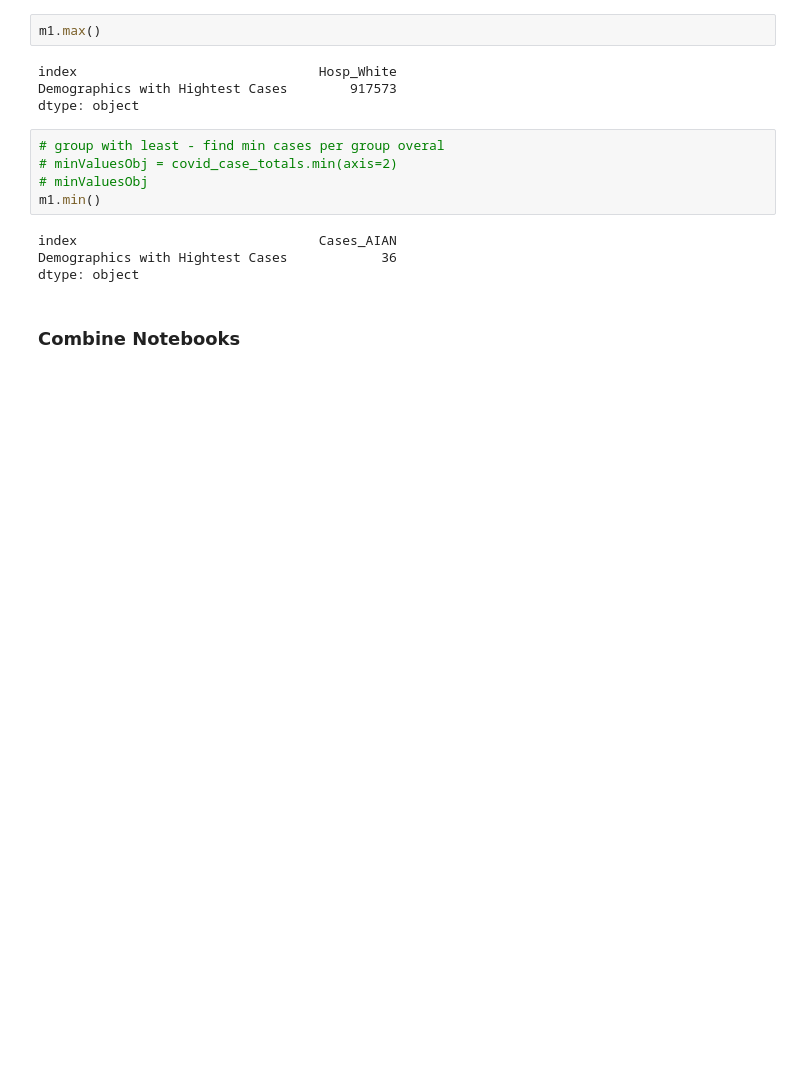
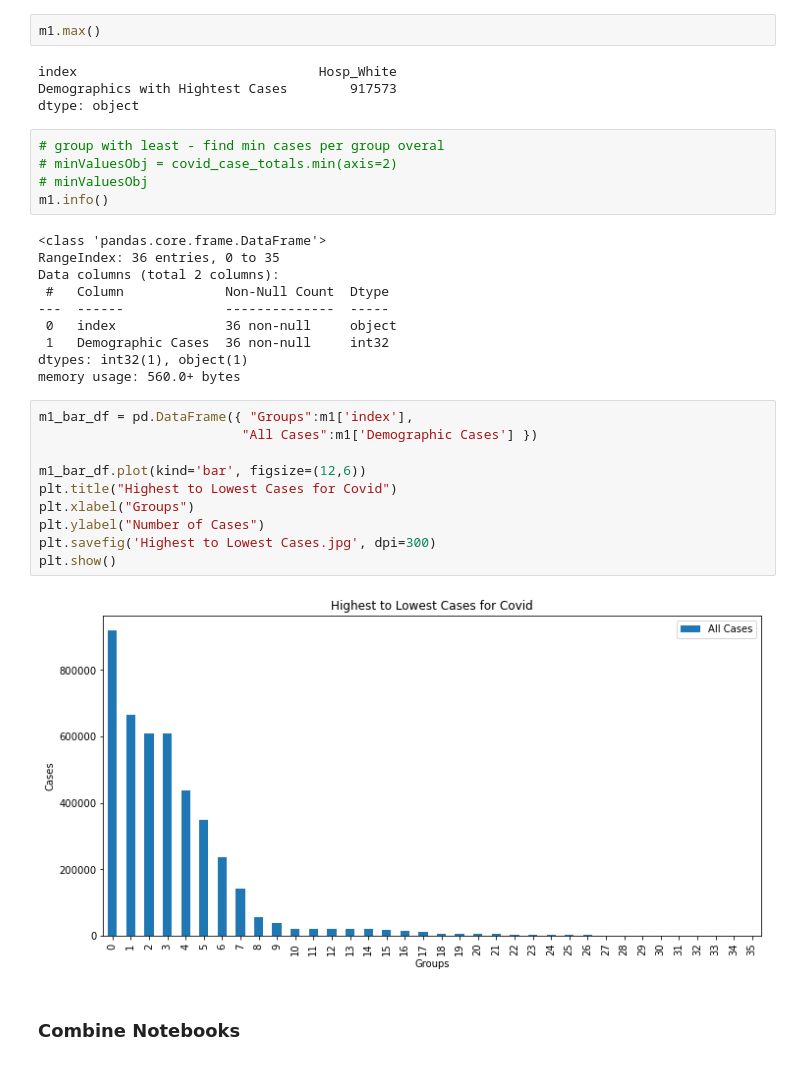
Before and after one commit to burnettaw/CMBKS-Group-5, a Jupyter notebook: covid_analysis_G1-3 - Combined.ipynb, the cells around one changed output. Drawn from its saved outputs; the diff is of its cells as text; blank space fills up the shorter version.

```diff
--- a/covid_analysis_G1-3 - Combined.ipynb
+++ b/covid_analysis_G1-3 - Combined.ipynb
@@ -486,11 +481,29 @@ dtype: object
 # group with least - find min cases per group overal
 # minValuesObj = covid_case_totals.min(axis=2)
 # minValuesObj
-m1.min()
+m1.info()
 # %% [output]
-index                               Cases_AIAN
-Demographics with Hightest Cases            36
-dtype: object
+<class 'pandas.core.frame.DataFrame'>
+RangeIndex: 36 entries, 0 to 35
+Data columns (total 2 columns):
+ #   Column             Non-Null Count  Dtype
+---  ------             --------------  -----
+ 0   index              36 non-null     object
+ 1   Demographic Cases  36 non-null     int32
+dtypes: int32(1), object(1)
+memory usage: 560.0+ bytes
+# %%
+m1_bar_df = pd.DataFrame({ "Groups":m1['index'],
+                          "All Cases":m1['Demographic Cases'] })
+
+m1_bar_df.plot(kind='bar', figsize=(12,6))
+plt.title("Highest to Lowest Cases for Covid")
+plt.xlabel("Groups")
+plt.ylabel("Number of Cases")
+plt.savefig('Highest to Lowest Cases.jpg', dpi=300)
+plt.show()
+# %% [output]
+[figure, added]
 # %% [markdown]
 ### Combine Notebooks
 # %% [markdown]
```
Also changed, not shown: parts of 4 cells of this notebook.
